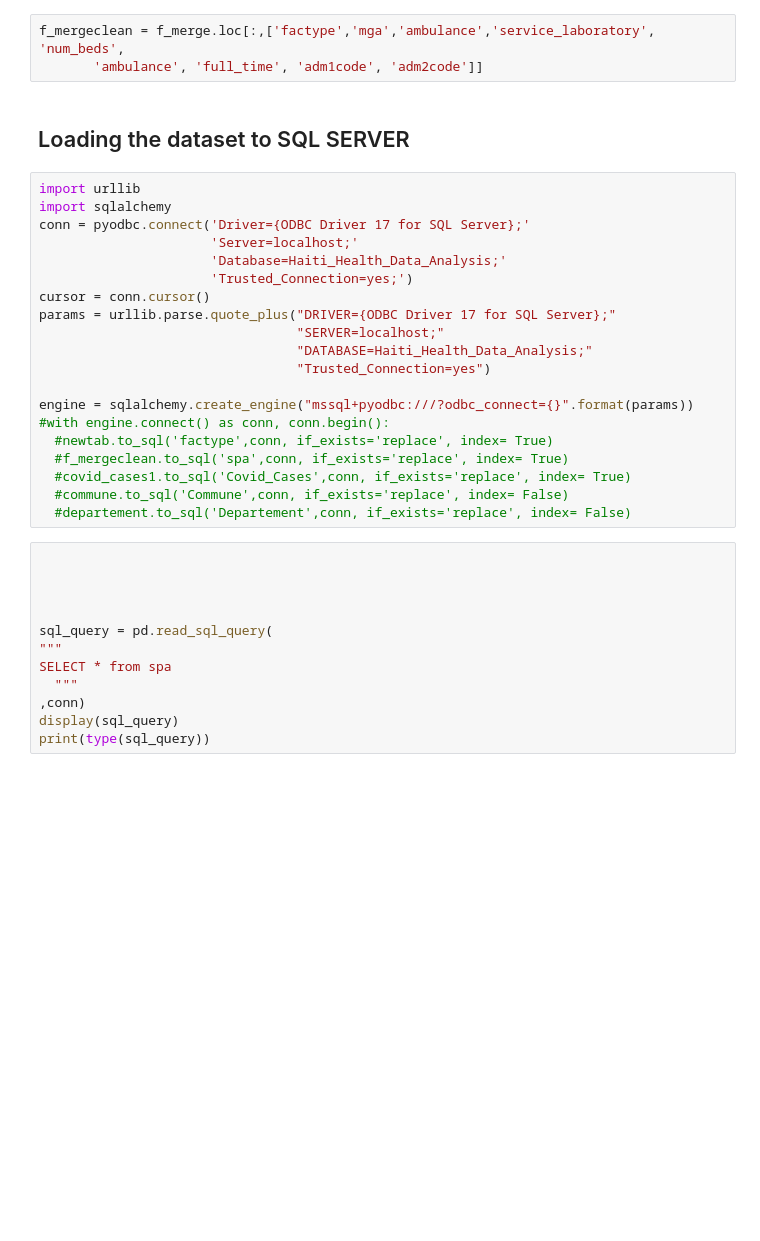
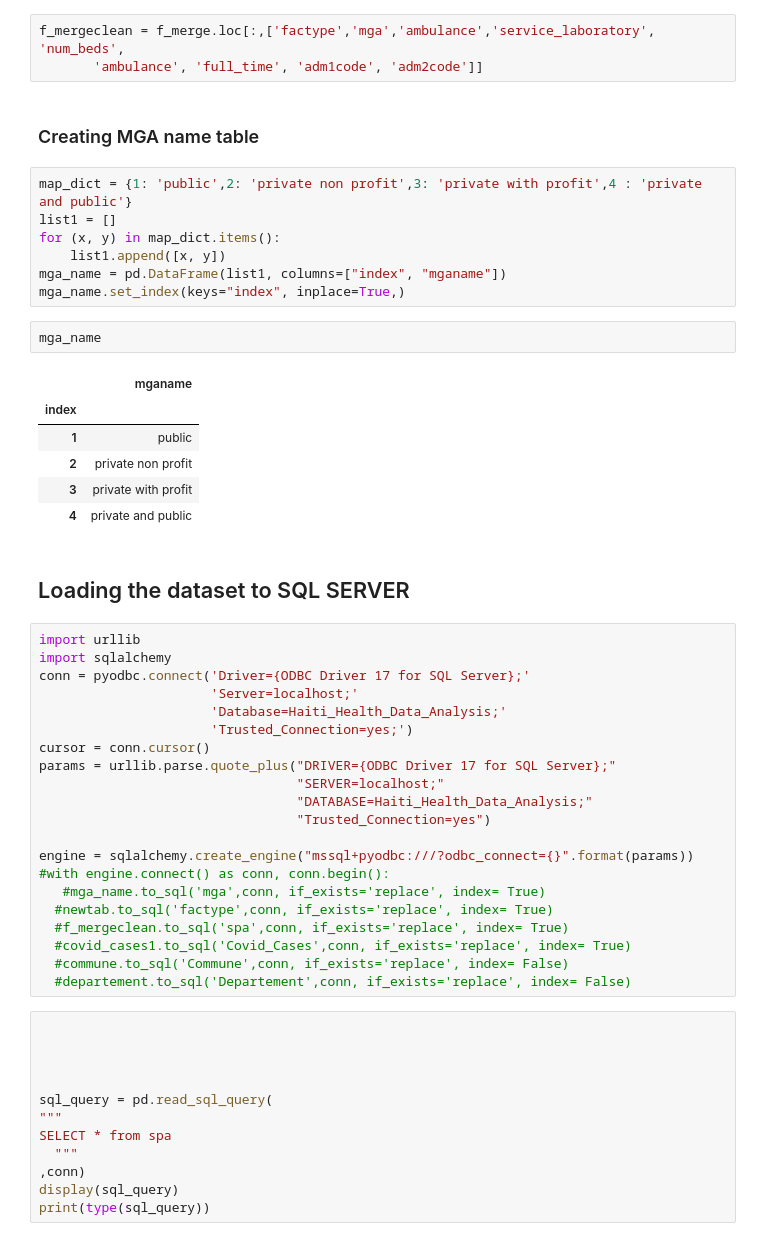
Before and after one commit to VIP509/SQL-and-Power-BI, a Jupyter notebook: DataProcessing.ipynb, the cells around one changed output. Cells and saved outputs as stored; diff of their text form; blank space fills up the shorter version.

```diff
--- a/DataProcessing.ipynb
+++ b/DataProcessing.ipynb
@@ -321,6 +321,24 @@ newtab
 # %%
 f_mergeclean = f_merge.loc[:,['factype','mga','ambulance','service_laboratory', 'num_beds',
        'ambulance', 'full_time', 'adm1code', 'adm2code']]
+# %% [markdown]
+### Creating MGA name table
+# %%
+map_dict = {1: 'public',2: 'private non profit',3: 'private with profit',4 : 'private and public'}
+list1 = []
+for (x, y) in map_dict.items():
+    list1.append([x, y])
+mga_name = pd.DataFrame(list1, columns=["index", "mganame"])
+mga_name.set_index(keys="index", inplace=True,)
+# %%
+mga_name
+# %% [output]
+|  | mganame |
+| index |  |
+| 1 | public |
+| 2 | private non profit |
+| 3 | private with profit |
+| 4 | private and public |
 # %% [markdown]
 ## Loading the dataset to SQL SERVER
 # %%
@@ -338,6 +356,7 @@ params = urllib.parse.quote_plus("DRIVER={ODBC Driver 17 for SQL Server};"
 
 engine = sqlalchemy.create_engine("mssql+pyodbc:///?odbc_connect={}".format(params))
 #with engine.connect() as conn, conn.begin():
+   #mga_name.to_sql('mga',conn, if_exists='replace', index= True)
   #newtab.to_sql('factype',conn, if_exists='replace', index= True)
   #f_mergeclean.to_sql('spa',conn, if_exists='replace', index= True)
   #covid_cases1.to_sql('Covid_Cases',conn, if_exists='replace', index= True)
```
Also changed, not shown: parts of 1 cell of this notebook, 3 other files.
